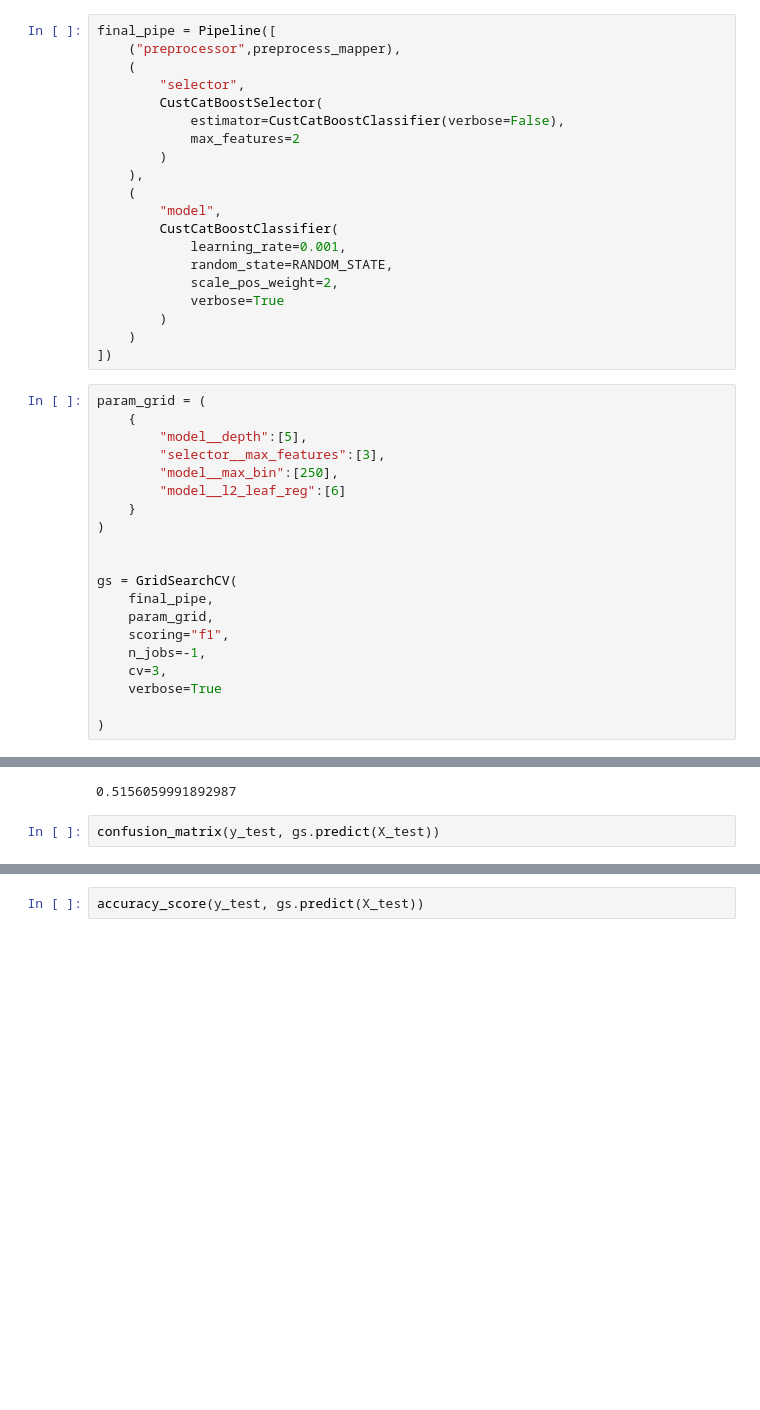
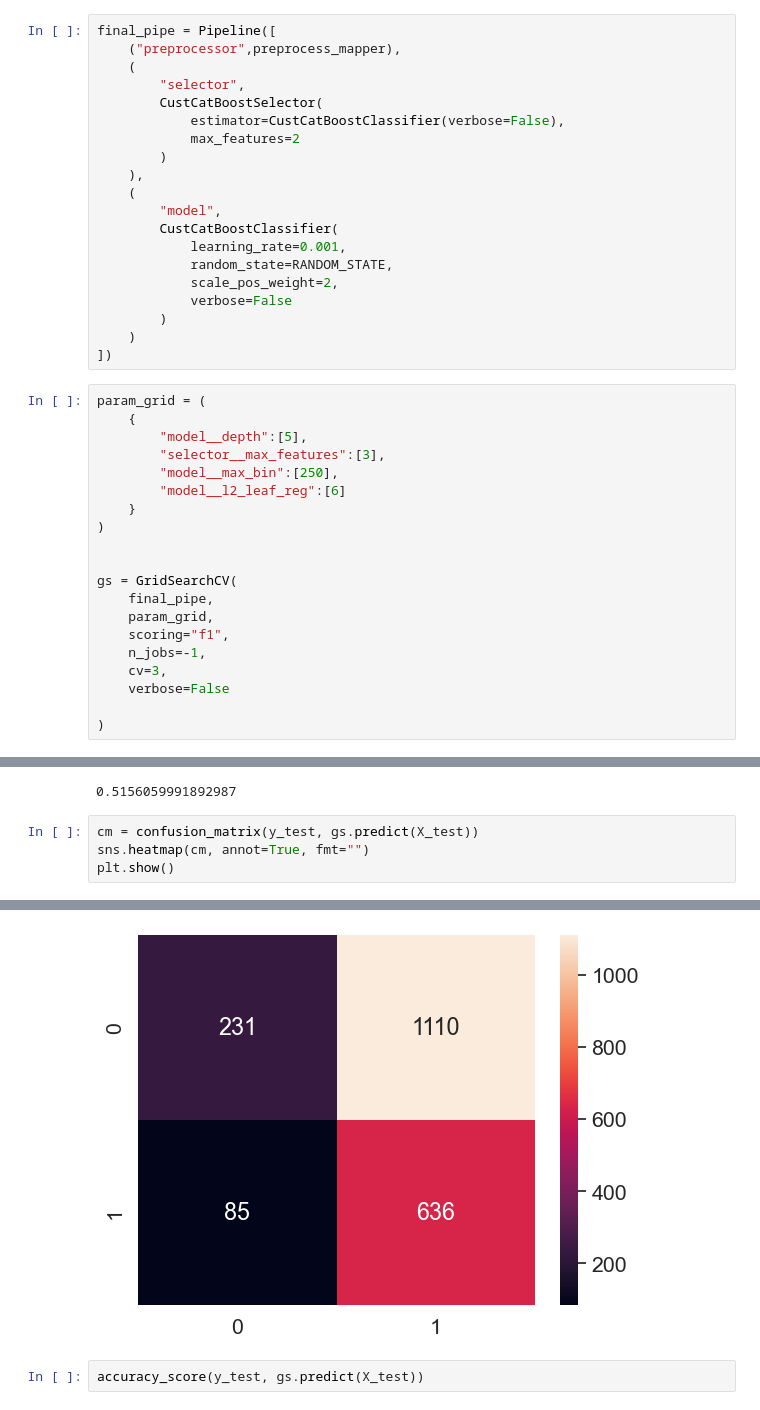
Before and after one commit to VlaskisM/heart_risk_prediction, a Jupyter notebook: heart_risk_prediction_CatBoost.ipynb, the cells around one changed output, grey strips where cells are left out. Cells and saved outputs as stored; diff of their text form; blank space fills up the shorter version.

```diff
--- a/heart_risk_prediction_CatBoost.ipynb
+++ b/heart_risk_prediction_CatBoost.ipynb
@@ -169,7 +170,7 @@ final_pipe = Pipeline([
             learning_rate=0.001,
             random_state=RANDOM_STATE,
             scale_pos_weight=2,
-            verbose=True
+            verbose=False
         )
     )
 ])
@@ -190,7 +191,7 @@ gs = GridSearchCV(
     scoring="f1",
     n_jobs=-1,
     cv=3,
-    verbose=True
+    verbose=False
 
 )
 # %%
@@ -240,5 +223,7 @@ f1_score(y_test, gs.predict(X_test))
 # %% [output]
 0.5156059991892987
 # %%
-confusion_matrix(y_test, gs.predict(X_test))
+cm = confusion_matrix(y_test, gs.predict(X_test))
+sns.heatmap(cm, annot=True, fmt="")
+plt.show()
 # %% [output]
@@ -247,3 +230,4 @@ array([[ 231, 1110],
+[figure, added]
 # %%
 accuracy_score(y_test, gs.predict(X_test))
 # %% [output]
```
Also changed, not shown: parts of 4 cells of this notebook.
